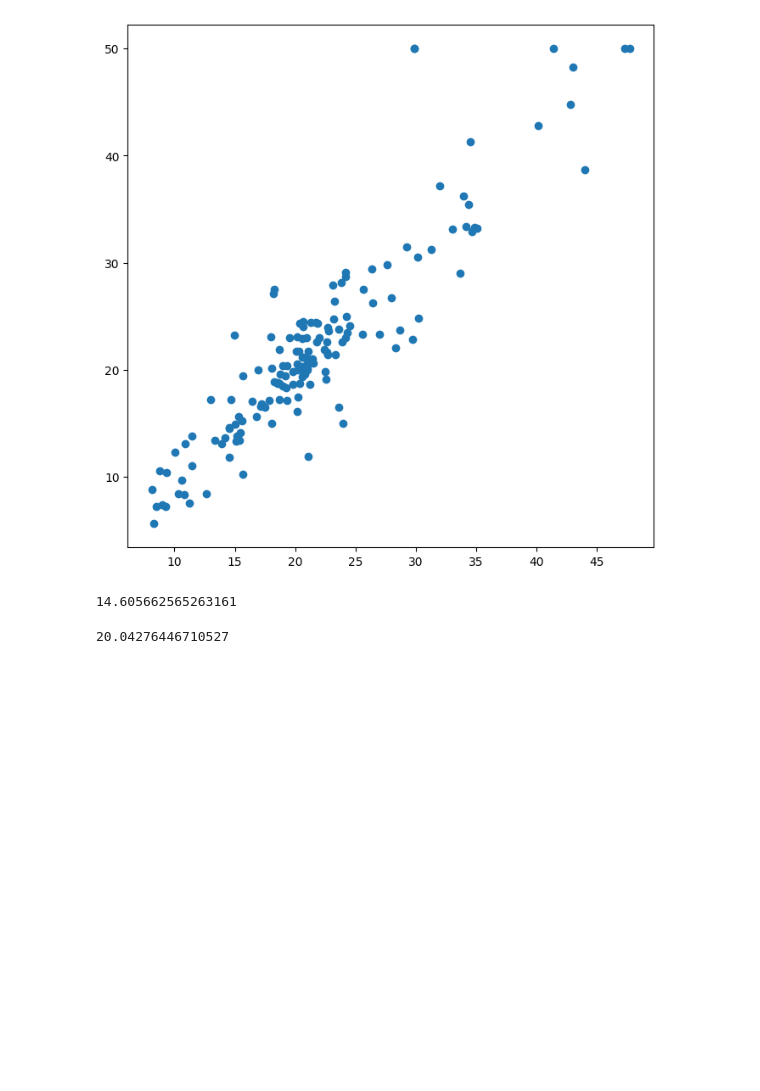
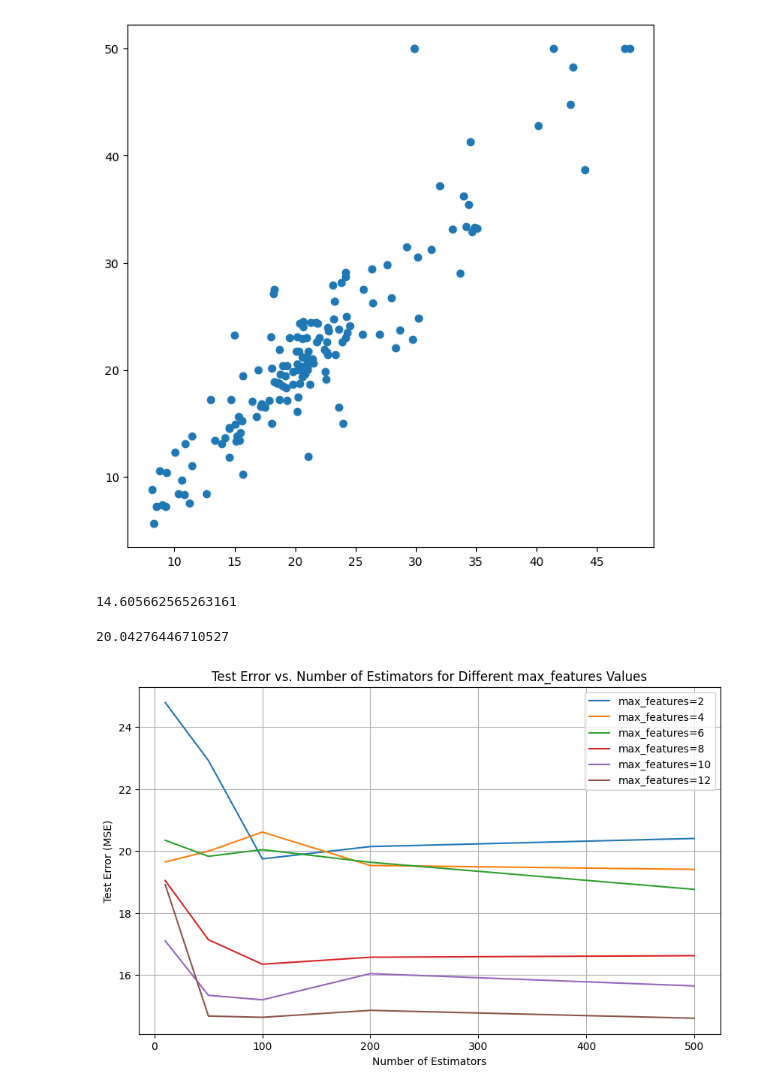
Before and after one commit to rmevans1/DDS-8555, a Jupyter notebook: EvansR-DDS-8555-6-AQ7.ipynb, the cells around one changed output. Drawn from its saved outputs; the diff is of its cells as text; code cells hidden in the pictures; blank space fills up the shorter version.

```diff
--- a/EvansR-DDS-8555-6-AQ7.ipynb
+++ b/EvansR-DDS-8555-6-AQ7.ipynb
@@ -64,3 +66,32 @@ y_hat_bag = bag_boston.predict(X_test)
 np.mean((y_test - y_hat_bag)**2)
 # %% [output]
 20.04276446710527
+# %%
+# Define parameter ranges
+max_features_range = [2, 4, 6, 8, 10, X_train.shape[1]]
+n_estimators_range = [10, 50, 100, 200, 500]
+
+# Store test errors
+test_errors = np.zeros((len(max_features_range), len(n_estimators_range)))
+
+# Train models and record test errors
+for i, max_features in enumerate(max_features_range):
+    for j, n_estimators in enumerate(n_estimators_range):
+        rf_model = RF(max_features=max_features, n_estimators=n_estimators, random_state=0)
+        rf_model.fit(X_train, y_train)
+        y_pred = rf_model.predict(X_test)
+        test_errors[i, j] = mean_squared_error(y_test, y_pred)
+
+# Plot the results
+plt.figure(figsize=(10, 6))
+for i, max_features in enumerate(max_features_range):
+    plt.plot(n_estimators_range, test_errors[i, :], label=f'max_features={max_features}')
+
+plt.xlabel('Number of Estimators')
+plt.ylabel('Test Error (MSE)')
+plt.title('Test Error vs. Number of Estimators for Different max_features Values')
+plt.legend()
+plt.grid()
+plt.show()
+# %% [output]
+[figure, added]
```
Also changed, not shown: parts of 1 cell of this notebook.
